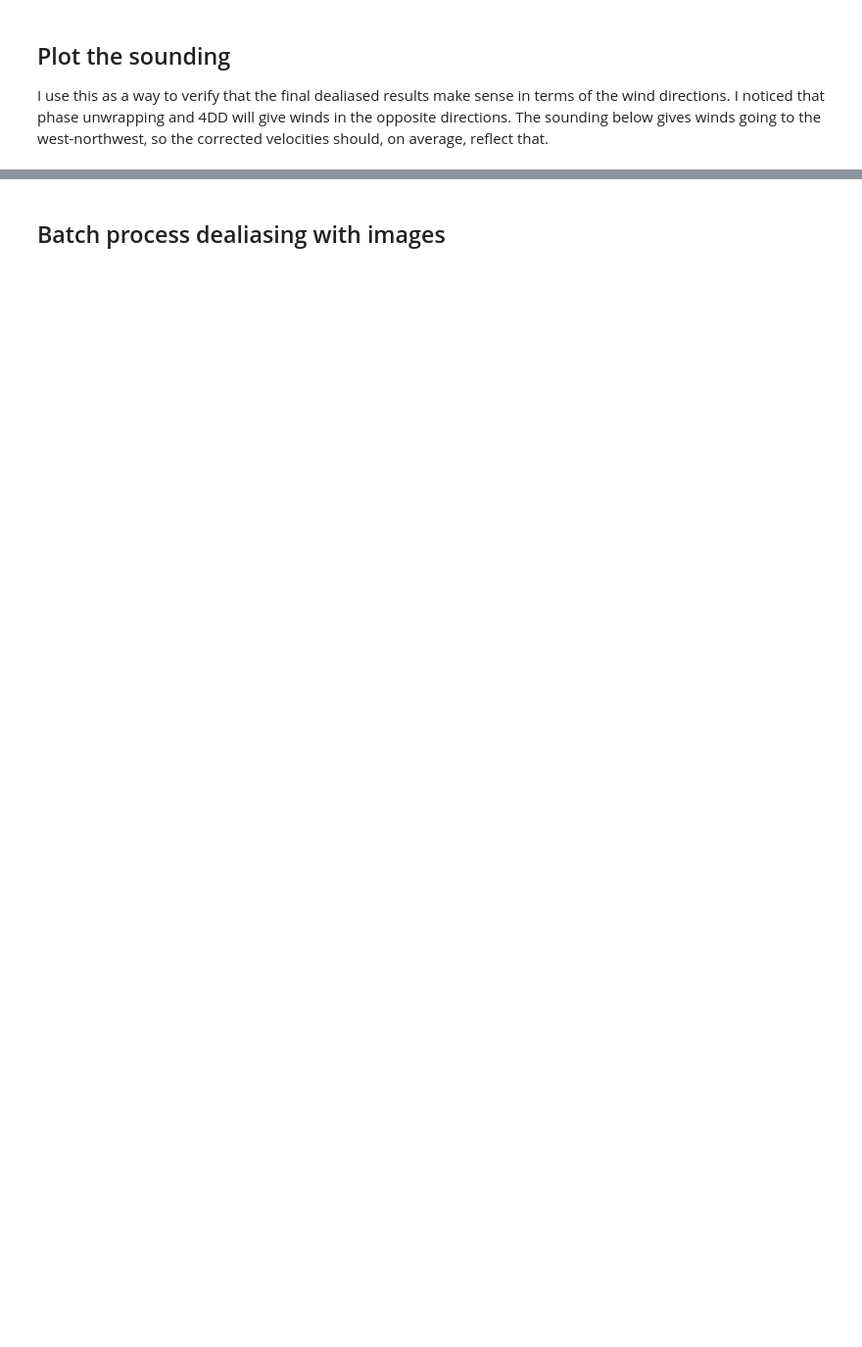
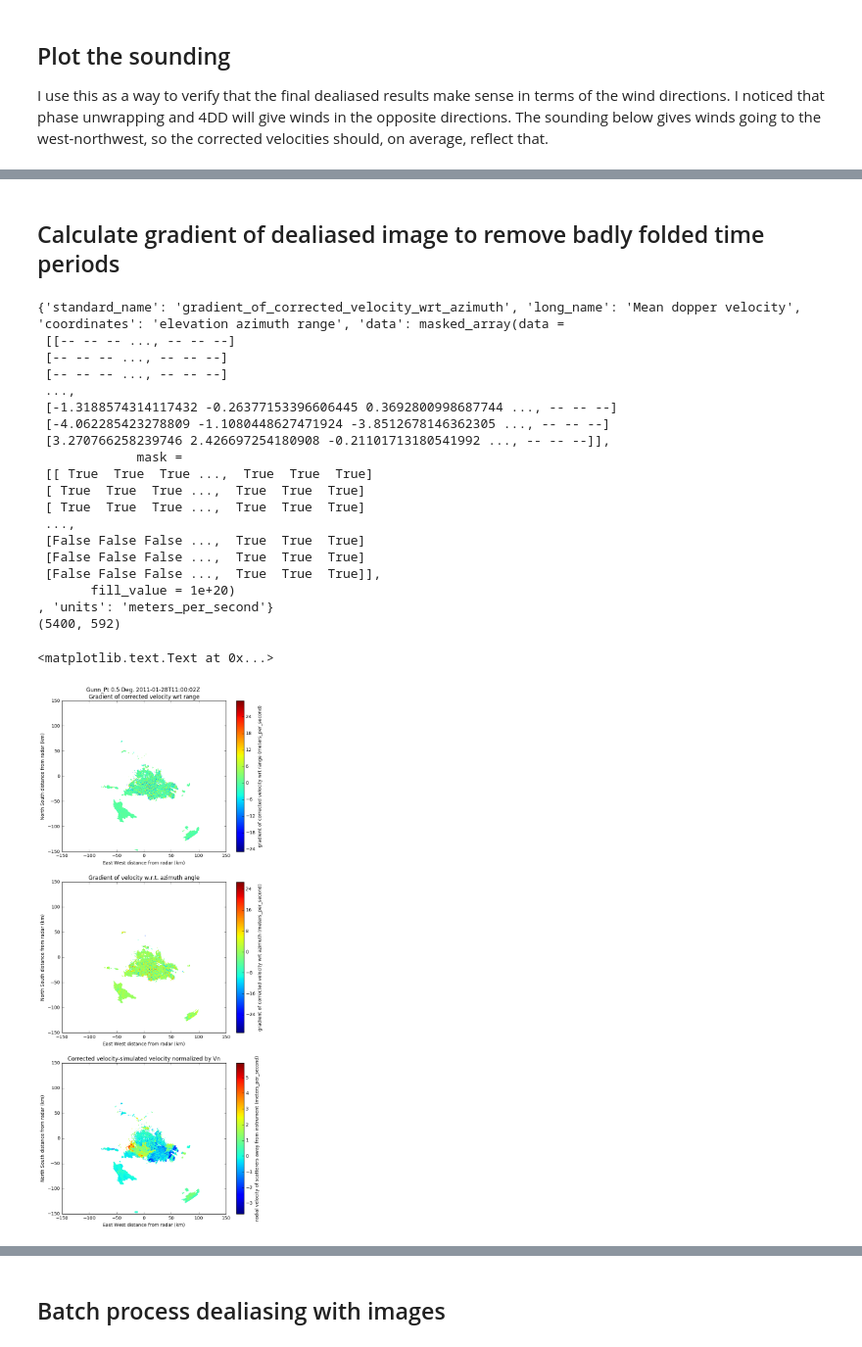
Before and after one commit to rcjackson/cmdv-rrm-anl, a Jupyter notebook: notebooks/Berrima dealiasing.ipynb, the cells around one changed output, grey strips where cells are left out. Shown at 98% size. Drawn from its saved outputs; the diff is of its cells as text; code cells hidden in the pictures; blank space fills up the shorter version.

```diff
--- a/notebooks/Berrima dealiasing.ipynb
+++ b/notebooks/Berrima dealiasing.ipynb
@@ -192,0 +250,67 @@ plt.ylim([-100,100])
+# %% [markdown]
+## Calculate gradient of dealiased image to remove badly folded time periods
+# %%
+gradient = pyart.config.get_metadata('velocity')
+gradients = np.ma.array(np.gradient(radar.fields['corrected_velocity_region']['data']))
+gradients = np.ma.masked_where(gradients < -31000,gradients)
+gradient['data'] = gradients[0]
+gradient['standard_name'] = 'gradient_of_corrected_velocity_wrt_azimuth'
+print(gradient)
+radar.add_field('gradient_wrt_angle',
+                 gradient,
+                 replace_existing=True)
+
+gradient = pyart.config.get_metadata('velocity')
+gradient['data'] = gradients[1]
+gradient['standard_name'] = 'gradient_of_corrected_velocity_wrt_range'
+print(gradient['data'].shape)
+radar.add_field('gradient_wrt_range',
+                 gradient,
+                 replace_existing=True)
+
+plt.figure(figsize=(8,20))
+plt.subplot(311)
+display = pyart.graph.RadarMapDisplay(radar)
+display.plot_ppi('gradient_wrt_range')
+plt.xlim([-150,150])
+plt.ylim([-150,150])
+
+plt.subplot(312)
+display = pyart.graph.RadarMapDisplay(radar)
+display.plot_ppi('gradient_wrt_angle')
+plt.xlim([-150,150])
+plt.ylim([-150,150])
+plt.title('Gradient of velocity w.r.t. azimuth angle')
+
+diff = radar.fields['corrected_velocity_region']['data'] - radar.fields['sim_velocity']['data']
+diff = diff/(radar.instrument_parameters['nyquist_velocity']['data'][1])
+radar.add_field_like('sim_velocity',
+                     'velocity_diff',
+                     diff,
+                     replace_existing=True)
+plt.subplot(313)
+display.plot_ppi('velocity_diff',
+                )
+plt.title('Corrected velocity-simulated velocity normalized by Vn')
+# %% [output]
+{'standard_name': 'gradient_of_corrected_velocity_wrt_azimuth', 'long_name': 'Mean dopper velocity', 'coordinates': 'elevation azimuth range', 'data': masked_array(data =
+ [[-- -- -- ..., -- -- --]
+ [-- -- -- ..., -- -- --]
+ [-- -- -- ..., -- -- --]
+ ...,
+ [-1.3188574314117432 -0.26377153396606445 0.3692800998687744 ..., -- -- --]
+ [-4.062285423278809 -1.1080448627471924 -3.8512678146362305 ..., -- -- --]
+ [3.270766258239746 2.426697254180908 -0.21101713180541992 ..., -- -- --]],
+             mask =
+ [[ True  True  True ...,  True  True  True]
+ [ True  True  True ...,  True  True  True]
+ [ True  True  True ...,  True  True  True]
+ ...,
+ [False False False ...,  True  True  True]
+ [False False False ...,  True  True  True]
+ [False False False ...,  True  True  True]],
+       fill_value = 1e+20)
+, 'units': 'meters_per_second'}
+(5400, 592)
+<matplotlib.text.Text at 0x...>
+[figure, added]
```
Also changed, not shown: parts of 18 cells of this notebook.
